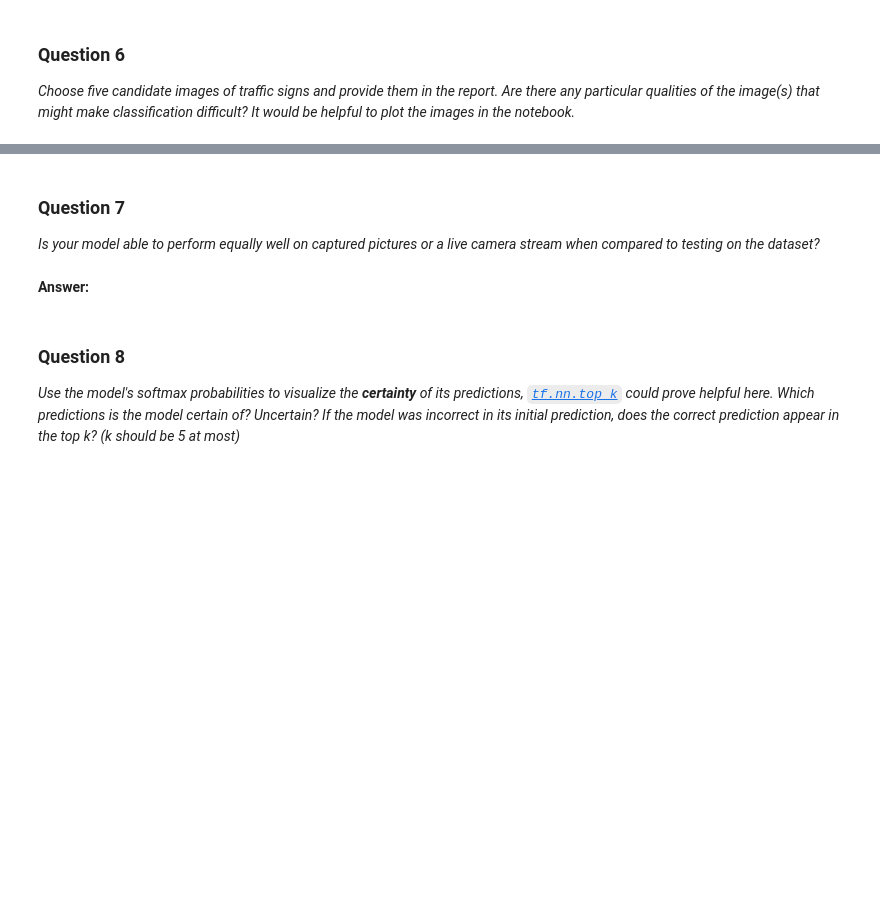
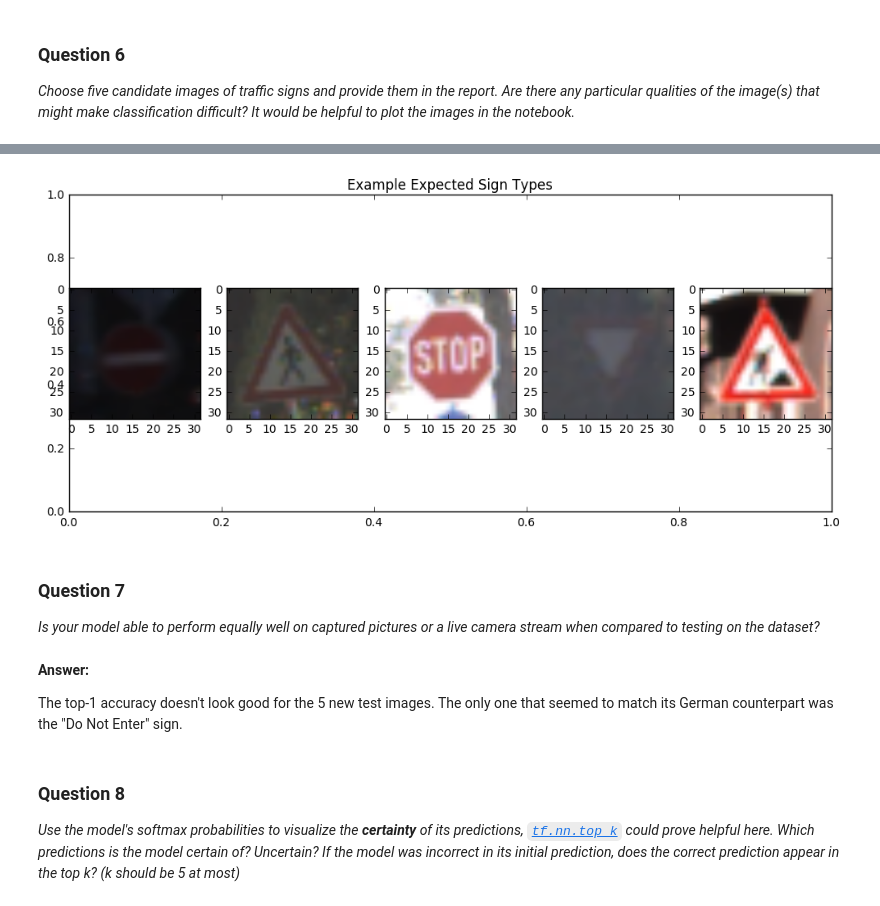
Before and after one commit to Agent007/traffic-signs, a Jupyter notebook: Traffic_Signs_Recognition.ipynb, the cells around one changed output, grey strips where cells are left out. Drawn from its saved outputs; the diff is of its cells as text; code cells hidden in the pictures; blank space fills up the shorter version.

Commit message:
answered question 7

```diff
--- a/Traffic_Signs_Recognition.ipynb
+++ b/Traffic_Signs_Recognition.ipynb
@@ -471,9 +507,20 @@ Some of the U.S. signs might not exactly match any of the German signs that the
+# %%
+f = plt.figure(figsize=(12,5))
+plt.title("Example Expected Sign Types")
+for i, expected_sign_id in enumerate([17, 27, 14, 13, 25]):
+    training_image_index = next(i for i, label in enumerate(y_train) if label == expected_sign_id)
+    sp = f.add_subplot(1, prediction_count//rows, i+1)
+    plt.imshow(X_train[training_image_index])
+# %% [output]
+[figure, added]
 # %% [markdown]
 ### Question 7
 
 _Is your model able to perform equally well on captured pictures or a live camera stream when compared to testing on the dataset?_
-# %% [markdown]
-**Answer:**
+# %% [markdown]
+**Answer:**
+
+The top-1 accuracy doesn't look good for the 5 new test images. The only one that seemed to match its German counterpart was the "Do Not Enter" sign.
 # %%
 ### Visualize the softmax probabilities here.
 ### Feel free to use as many code cells as needed.
```
Also changed, not shown: parts of 5 cells of this notebook.
